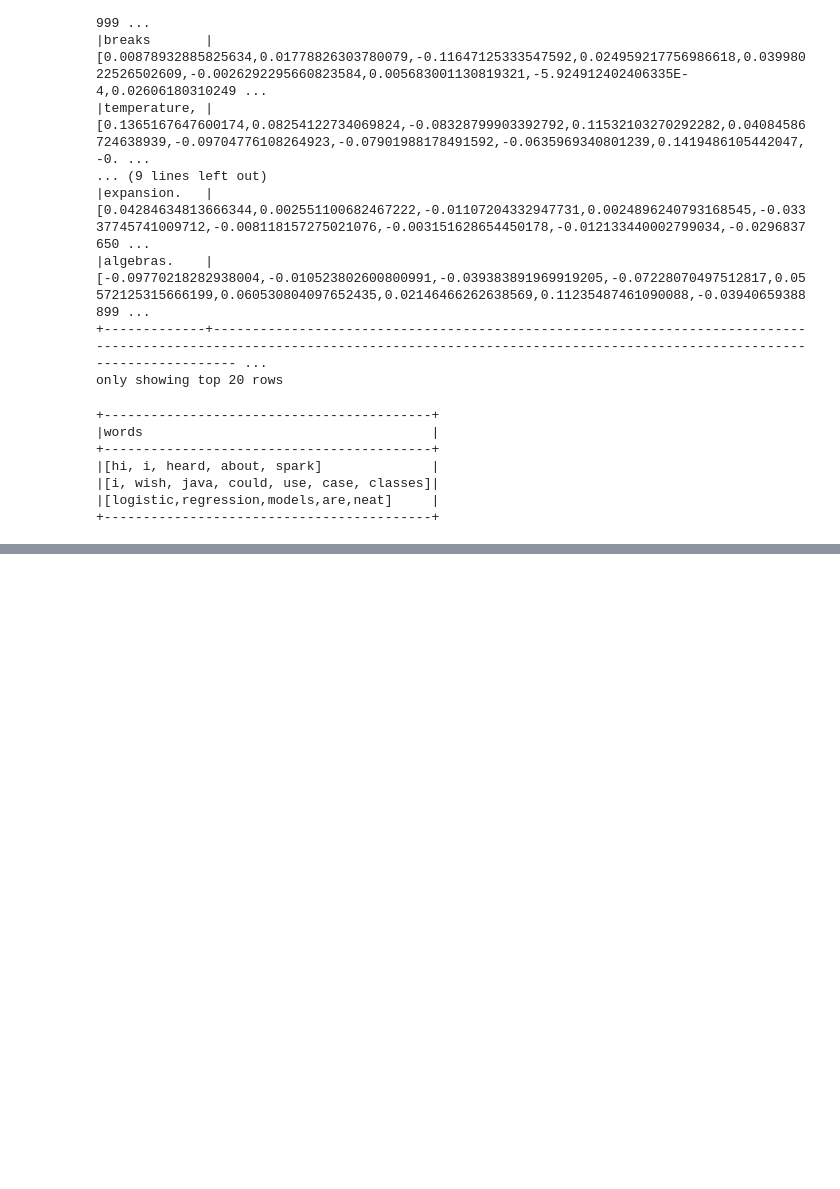
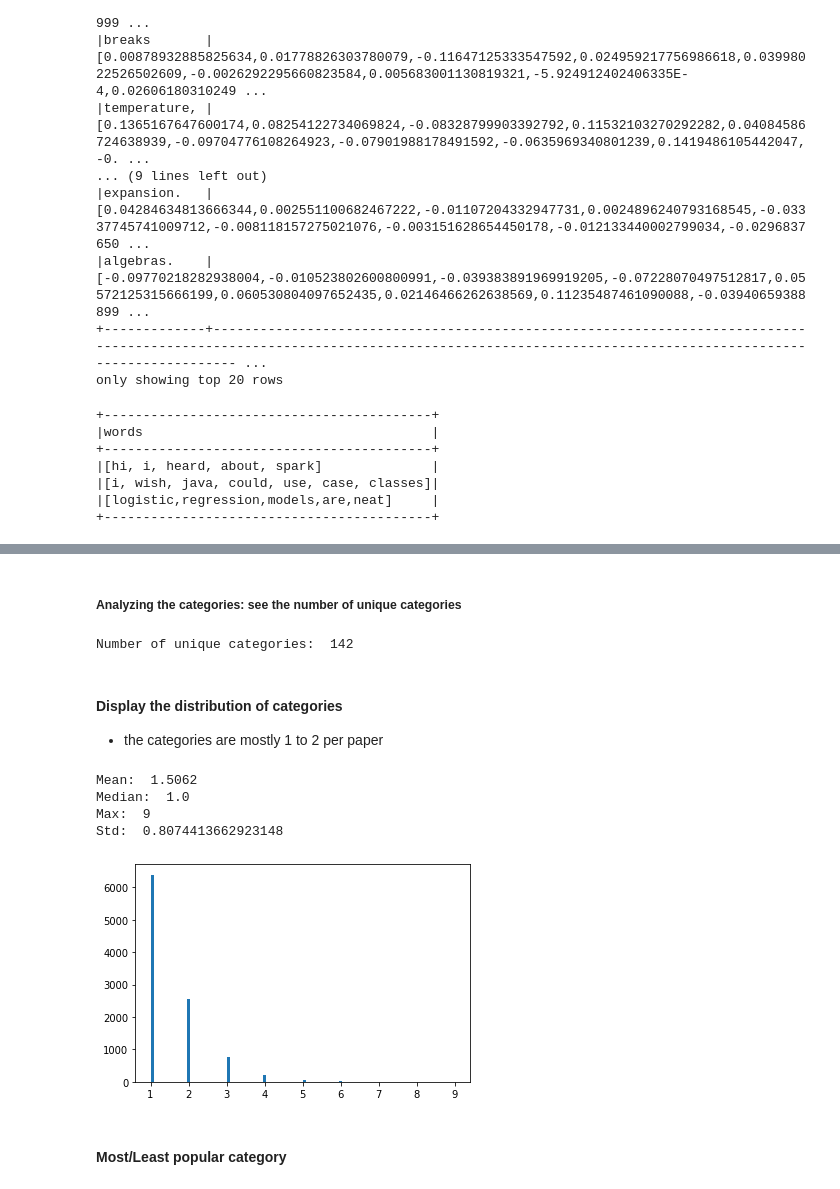
Before and after one commit to Ca3zsar/ArXiv-Literature-Analyser, a Jupyter notebook: bigdata.ipynb, the cells around one changed output, grey strips where cells are left out. Saved outputs shown, nothing was run; the diff lists cells and outputs as text; code cells hidden in the pictures; blank space fills up the shorter version.

```diff
--- a/bigdata.ipynb
+++ b/bigdata.ipynb
@@ -238,0 +266,20 @@ tokenized.select("words").show(truncate=False)
+# %%
+# preprocess authors column : remove the "and" word and split the authors by comma
+def preprocess_authors(df):
+    return df.withColumn("authors", regexp_replace(col("authors"), " and ", ", "))
+
+# preprocess authors column : remove extra commas
+def remove_authors_extra_commas(df):
+    return df.withColumn("authors", regexp_replace(col("authors"), ",+", ","))
+
+# preprocess authors column : remove empty spaces (more than one space)
+def remove_authors_extra_spaces(df):
+    return df.withColumn("authors", regexp_replace(col("authors"), " +", " "))
+
+# preprocess authors column : remove parentheses and their content
+def remove_authors_parentheses(df):
+    return df.withColumn("authors", regexp_replace(col("authors"), "\(.+?\)", ""))
+# %%
+arxiv_dataset = preprocess_authors(arxiv_dataset)
+arxiv_dataset = remove_authors_extra_commas(arxiv_dataset)
+arxiv_dataset = remove_authors_extra_spaces(arxiv_dataset)
@@ -238,0 +307,3 @@ tokenized.select("words").show(truncate=False)
+# %%
+for row in arxiv_dataset.select("categories", "authors").collect():
+    print(row.authors)
@@ -238,0 +360,3 @@ tokenized.select("words").show(truncate=False)
+# %%
+# loading back the data
+arxiv_dataset = load_data_from_json(sc, "arxiv-sample.json")
@@ -238,0 +518,39 @@ tokenized.select("words").show(truncate=False)
+# %% [markdown]
+##### Analyzing the categories: see the number of unique categories
+# %%
+
+categories = arxiv_dataset.select("categories").collect()
+categories = [row.categories for row in categories]
+categories = [cat.split(" ") for cat in categories]
+categories = [item for sublist in categories for item in sublist]
+categories = list(set(categories))
+print("Number of unique categories: ", len(categories))
+# %% [output]
+Number of unique categories:  142
+# %% [markdown]
+#### Display the distribution of categories
+- the categories are mostly 1 to 2 per paper
+# %%
+# display the distribution of categories
+import matplotlib.pyplot as plt
+import numpy as np
+# number of categories per paper (histogram)
+categories_per_paper = arxiv_dataset.select("categories").collect()
+categories_per_paper = [row.categories for row in categories_per_paper]
+
+categories_per_paper = [len(cat.split(" ")) for cat in categories_per_paper]
+
+plt.hist(categories_per_paper, bins=100)
+# print also a mean, median, max, std
+print("Mean: ", np.mean(categories_per_paper))
+print("Median: ", np.median(categories_per_paper))
+print("Max: ", np.max(categories_per_paper))
+print("Std: ", np.std(categories_per_paper))
+# %% [output]
+Mean:  1.5062
+Median:  1.0
+Max:  9
+Std:  0.8074413662923148
+[figure, added]
+# %% [markdown]
+#### Most/Least popular category
```
Also changed, not shown: parts of 26 cells of this notebook.
